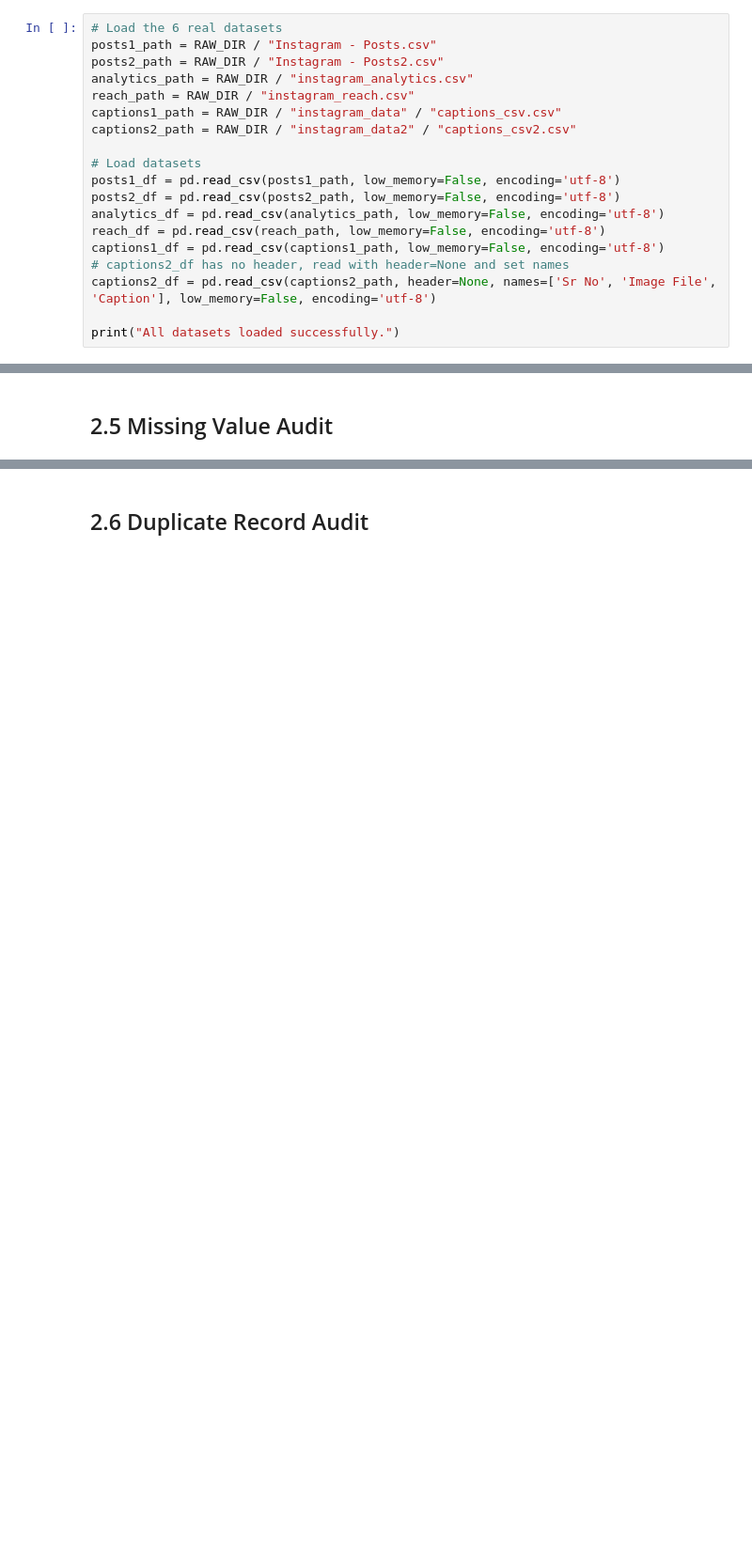
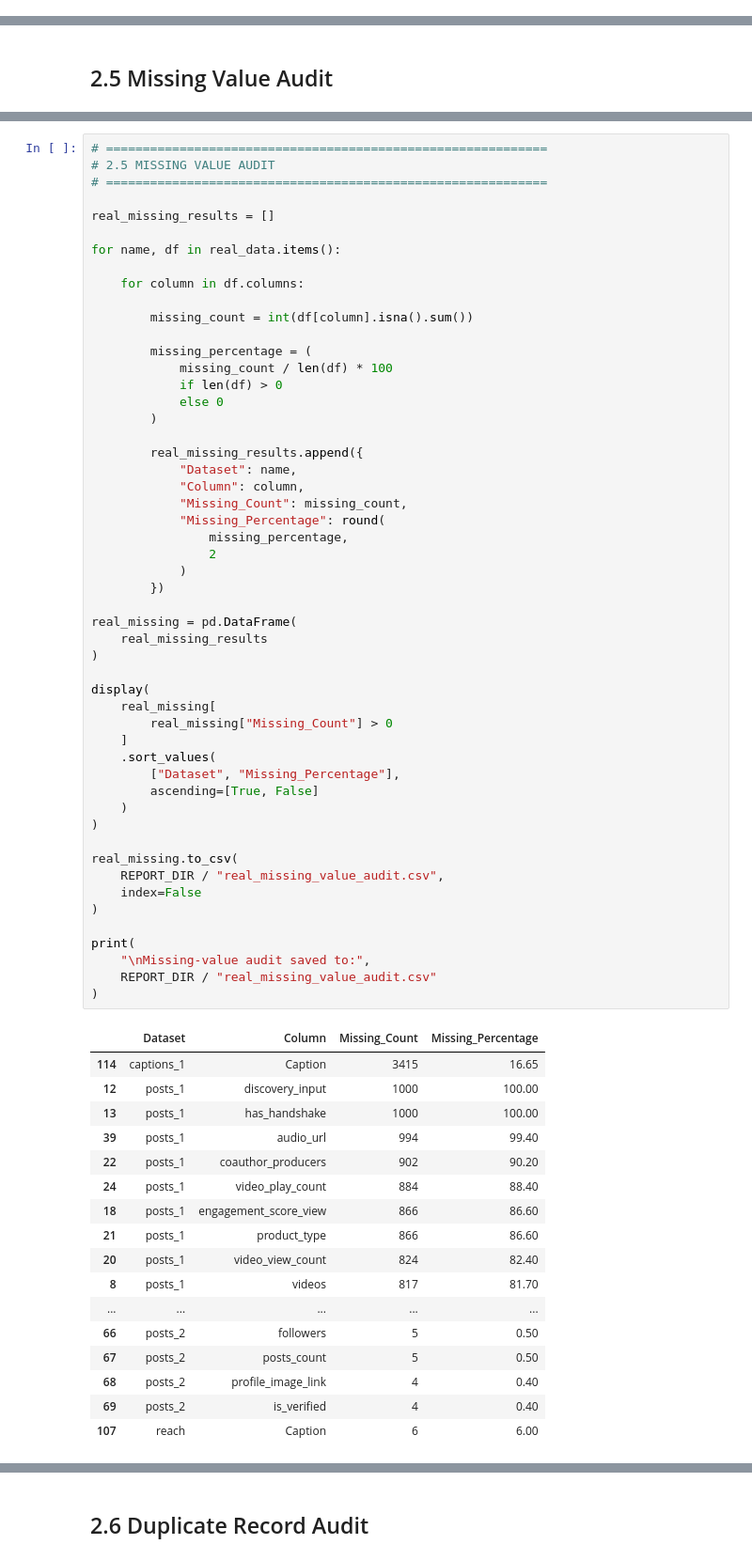
Before and after one commit to YasinduTH/AiBasedInstagramPrediction, a Jupyter notebook: notebooks/02_real_dataset_audit.ipynb, the cells around one changed output, grey strips where cells are left out. Shown at 94% size. Cells and saved outputs as stored; diff of their text form; blank space fills up the shorter version.

```diff
--- a/notebooks/02_real_dataset_audit.ipynb
+++ b/notebooks/02_real_dataset_audit.ipynb
@@ -41,21 +78,2 @@ Raw folder exists: True
 # %% [markdown]
 ## 2.2 Dataset Loading
-# %%
-# Load the 6 real datasets
-posts1_path = RAW_DIR / "Instagram - Posts.csv"
-posts2_path = RAW_DIR / "Instagram - Posts2.csv"
-analytics_path = RAW_DIR / "instagram_analytics.csv"
-reach_path = RAW_DIR / "instagram_reach.csv"
-captions1_path = RAW_DIR / "instagram_data" / "captions_csv.csv"
-captions2_path = RAW_DIR / "instagram_data2" / "captions_csv2.csv"
-
-# Load datasets
-posts1_df = pd.read_csv(posts1_path, low_memory=False, encoding='utf-8')
-posts2_df = pd.read_csv(posts2_path, low_memory=False, encoding='utf-8')
-analytics_df = pd.read_csv(analytics_path, low_memory=False, encoding='utf-8')
-reach_df = pd.read_csv(reach_path, low_memory=False, encoding='utf-8')
-captions1_df = pd.read_csv(captions1_path, low_memory=False, encoding='utf-8')
-# captions2_df has no header, read with header=None and set names
-captions2_df = pd.read_csv(captions2_path, header=None, names=['Sr No', 'Image File', 'Caption'], low_memory=False, encoding='utf-8')
-
-print("All datasets loaded successfully.")
@@ -303,0 +259,70 @@ Saved real_missing_value_audit.csv
+# %%
+# ============================================================
+# 2.5 MISSING VALUE AUDIT
+# ============================================================
+
+real_missing_results = []
+
+for name, df in real_data.items():
+
+    for column in df.columns:
+
+        missing_count = int(df[column].isna().sum())
+
+        missing_percentage = (
+            missing_count / len(df) * 100
+            if len(df) > 0
+            else 0
+        )
+
+        real_missing_results.append({
+            "Dataset": name,
+            "Column": column,
+            "Missing_Count": missing_count,
+            "Missing_Percentage": round(
+                missing_percentage,
+                2
+            )
+        })
+
+real_missing = pd.DataFrame(
+    real_missing_results
+)
+
+display(
+    real_missing[
+        real_missing["Missing_Count"] > 0
+    ]
+    .sort_values(
+        ["Dataset", "Missing_Percentage"],
+        ascending=[True, False]
+    )
+)
+
+real_missing.to_csv(
+    REPORT_DIR / "real_missing_value_audit.csv",
+    index=False
+)
+
+print(
+    "\nMissing-value audit saved to:",
+    REPORT_DIR / "real_missing_value_audit.csv"
+)
+# %% [output]
+|  | Dataset | Column | Missing_Count | Missing_Percentage |
+| 114 | captions_1 | Caption | 3415 | 16.65 |
+| 12 | posts_1 | discovery_input | 1000 | 100.00 |
+| 13 | posts_1 | has_handshake | 1000 | 100.00 |
+| 39 | posts_1 | audio_url | 994 | 99.40 |
+| 22 | posts_1 | coauthor_producers | 902 | 90.20 |
+| 24 | posts_1 | video_play_count | 884 | 88.40 |
+| 18 | posts_1 | engagement_score_view | 866 | 86.60 |
+| 21 | posts_1 | product_type | 866 | 86.60 |
+| 20 | posts_1 | video_view_count | 824 | 82.40 |
+| 8 | posts_1 | videos | 817 | 81.70 |
+| ... | ... | ... | ... | ... |
+| 66 | posts_2 | followers | 5 | 0.50 |
+| 67 | posts_2 | posts_count | 5 | 0.50 |
+| 68 | posts_2 | profile_image_link | 4 | 0.40 |
+| 69 | posts_2 | is_verified | 4 | 0.40 |
+| 107 | reach | Caption | 6 | 6.00 |
```
Also changed, not shown: parts of 6 cells of this notebook, 13 other files.
